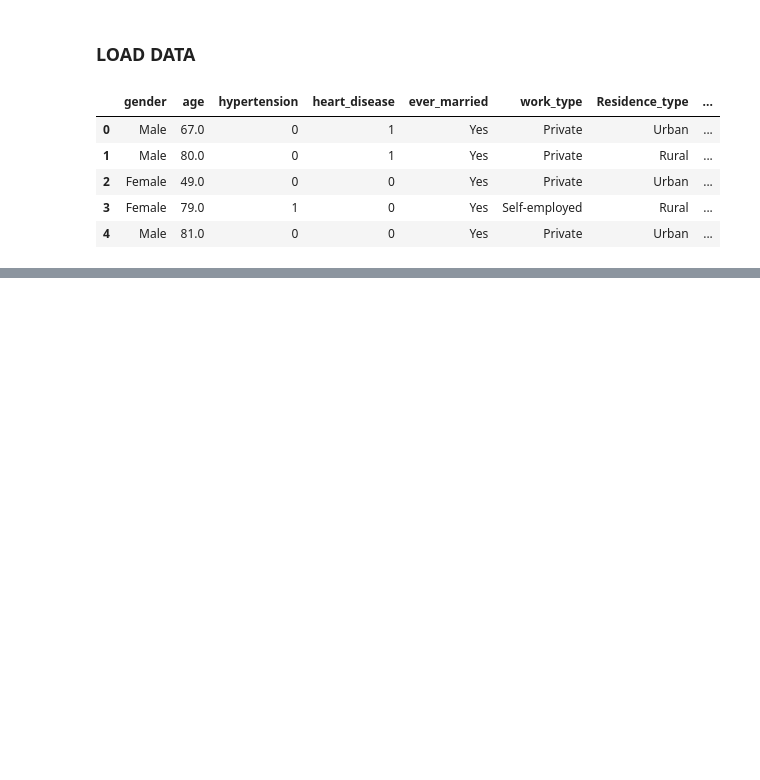
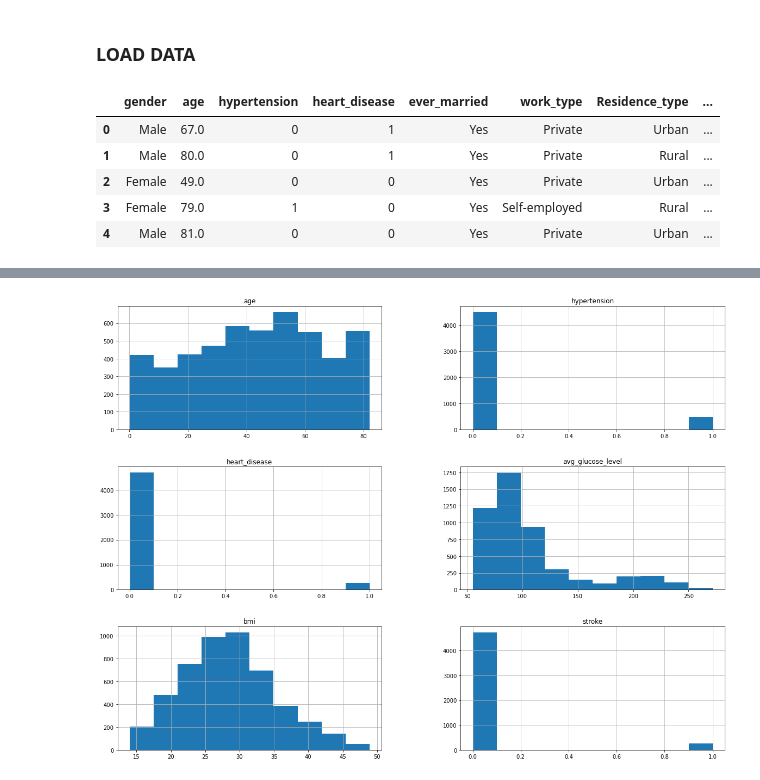
Before and after one commit to KishanBapodra/Brain-Tumor-Detection-ML, a Jupyter notebook: Week 2 - Lab.ipynb, the cells around one changed output, grey strips where cells are left out. Cells and saved outputs as stored; diff of their text form; code cells hidden in the pictures; blank space fills up the shorter version.

```diff
--- a/Week 2 - Lab.ipynb
+++ b/Week 2 - Lab.ipynb
@@ -41,0 +85,5 @@ brain.head() # Display the top five rows of the DataFrame
+# %%
+brain.hist(bins=10, figsize=(20,15))
+plt.show()
+# %% [output]
+[figure, added]
```
Also changed, not shown: parts of 20 cells of this notebook.
